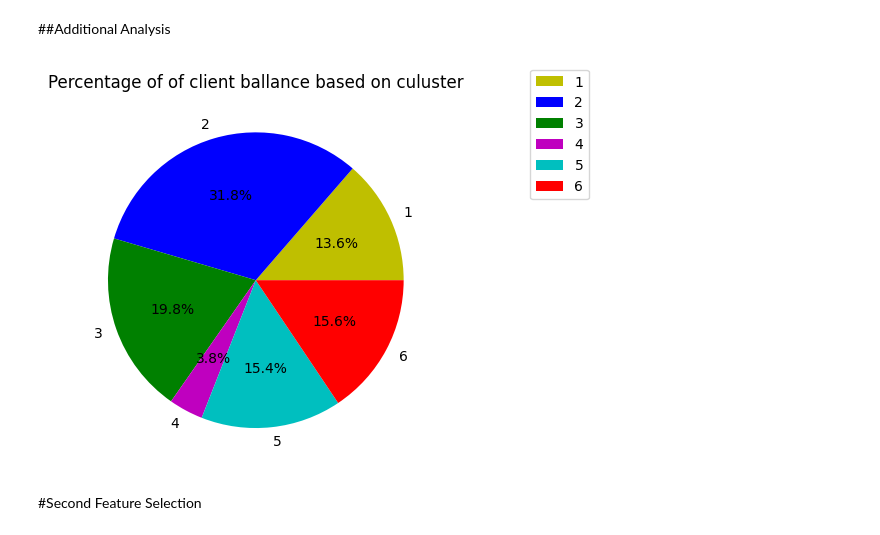
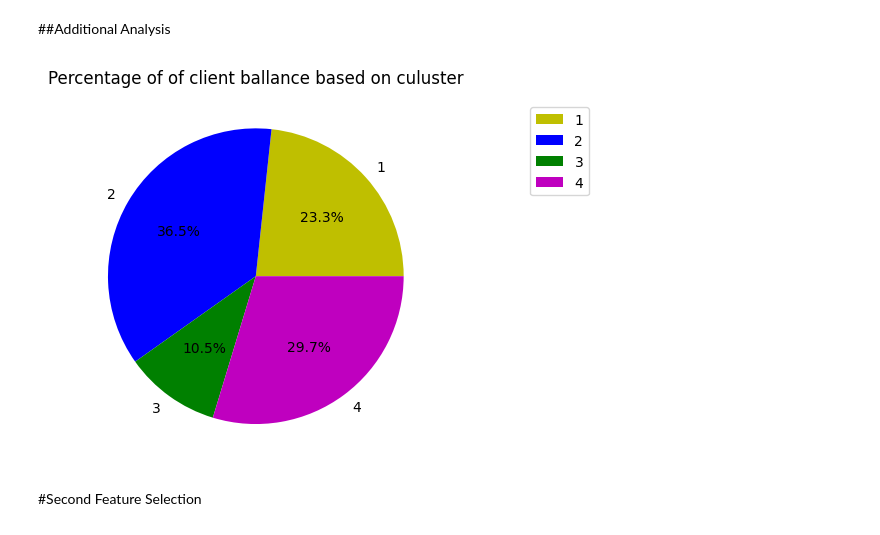
Before and after one commit to thaladikary/ml-assignment-1, a Jupyter notebook: Assignment1.ipynb, the cells around one changed output. Cells and saved outputs as stored; diff of their text form; code cells hidden in the pictures.

```diff
--- a/Assignment1.ipynb
+++ b/Assignment1.ipynb
@@ -560,5 +549,5 @@ plt.show()
 # %%
-k = 6
+k = 4
 kmeans = KMeans(n_clusters=k, n_init=10, random_state=42)
 y_pred = kmeans.fit_predict(X2)
 len(y_pred)
@@ -617,21 +621,21 @@ Additionally, I would say a small team should be dedicated to advertising to the
 # %%
 X3 = pd.DataFrame((clean_df[['Balance', 'Age']]))
 X3["cluster"] = y_pred
 
 X3 = X3.groupby("cluster").sum()
 total = X3[['Balance']].sum()
 X3['total'] = (X3['Balance'] / total.values) * 100
 
 X3.total.values
 
-plt.pie(X3.total.values, labels=[1,2,3,4,5,6], colors=['y', 'b', 'g', 'm', 'c', 'r'] ,autopct='%1.1f%%')
+plt.pie(X3.total.values, labels=[1,2,3,4], colors=['y', 'b', 'g', 'm'] ,autopct='%1.1f%%')
 
 plt.title('Percentage of of client ballance based on culuster')
 plt.legend(loc="lower right", bbox_to_anchor=(1.42,0.7))
 
 plt.show()
 # %% [output]
-[figure, old version]
+[figure, new version]
 # %% [markdown]
 #Second Feature Selection
 # %%
```
Also changed, not shown: parts of 72 cells of this notebook.
